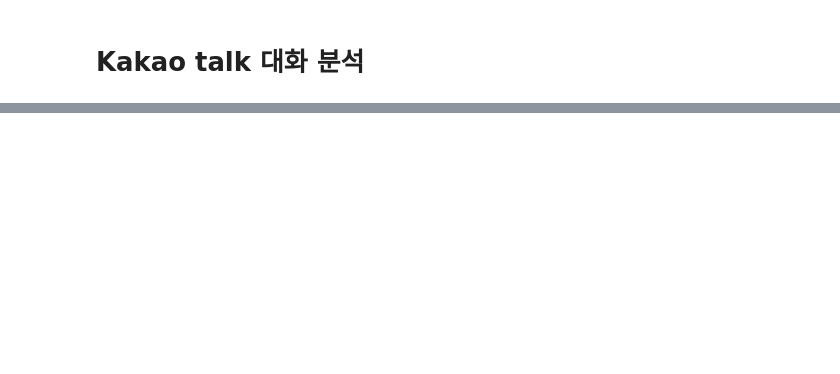
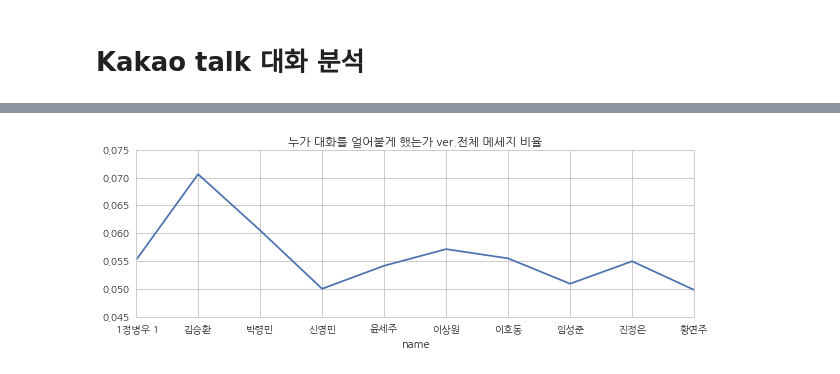
Before and after one commit to ShinJJang/analyze_kakao_talk, a Jupyter notebook: analyze_kakao_analog.ipynb, the cells around one changed output, grey strips where cells are left out. Cells and saved outputs as stored; diff of their text form; code cells hidden in the pictures; blank space fills up the shorter version.

```diff
--- a/analyze_kakao_analog.ipynb
+++ b/analyze_kakao_analog.ipynb
@@ -59,0 +86,6 @@ plt.show()
+# %%
+df[df['is_indifferent']].groupby('name').count()['content'].div(count_df).plot(kind='line', figsize=(10,3))
+plt.title('누가 대화를 얼어붙게 했는가 ver.전체 메세지 비율')
+plt.show()
+# %% [output]
+[figure, added]
```
Also changed, not shown: parts of 12 cells of this notebook.
